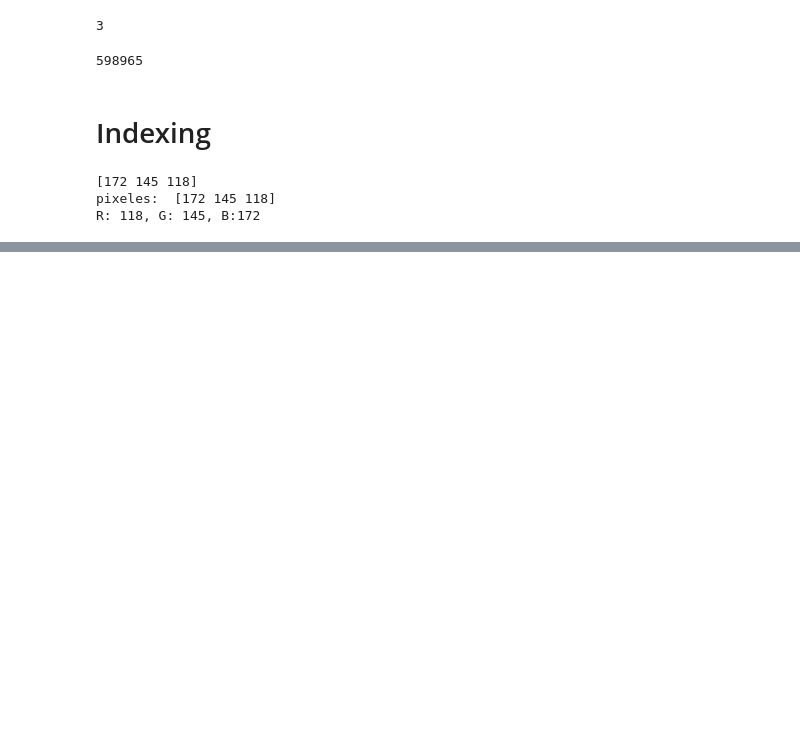
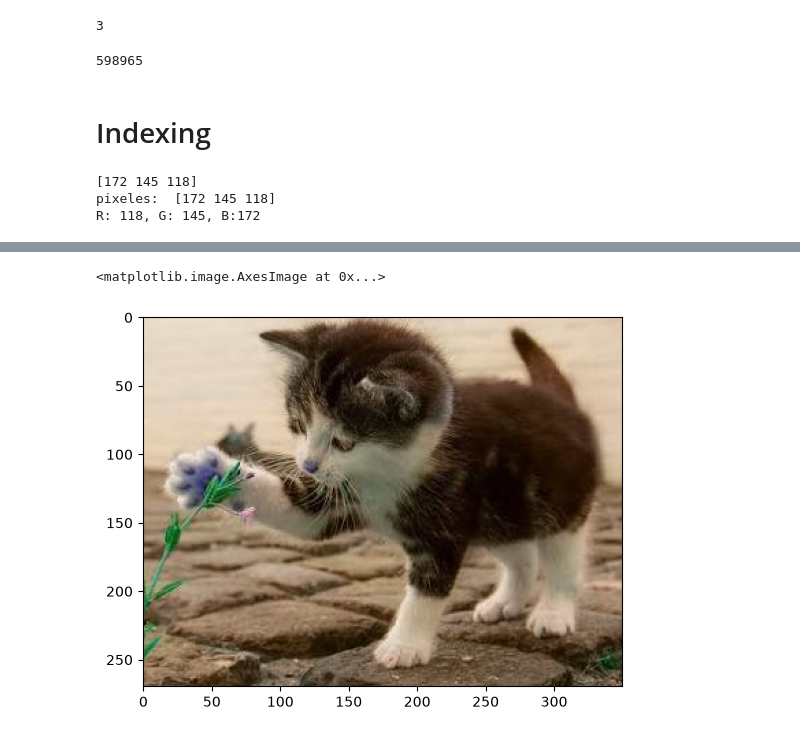
Before and after one commit to CarlosMenacho/computer_vision_class, a Jupyter notebook: excercices/lab_1.ipynb, the cells around one changed output, grey strips where cells are left out. Cells and saved outputs as stored; diff of their text form; code cells hidden in the pictures; blank space fills up the shorter version.

```diff
--- a/excercices/lab_1.ipynb
+++ b/excercices/lab_1.ipynb
@@ -94,0 +115,6 @@ R: 118, G: 145, B:172
+# %%
+roi = image[30:300, 100:450]
+plt.imshow(roi)
+# %% [output]
+<matplotlib.image.AxesImage at 0x...>
+[figure, added]
```
Also changed, not shown: parts of 14 cells of this notebook.
